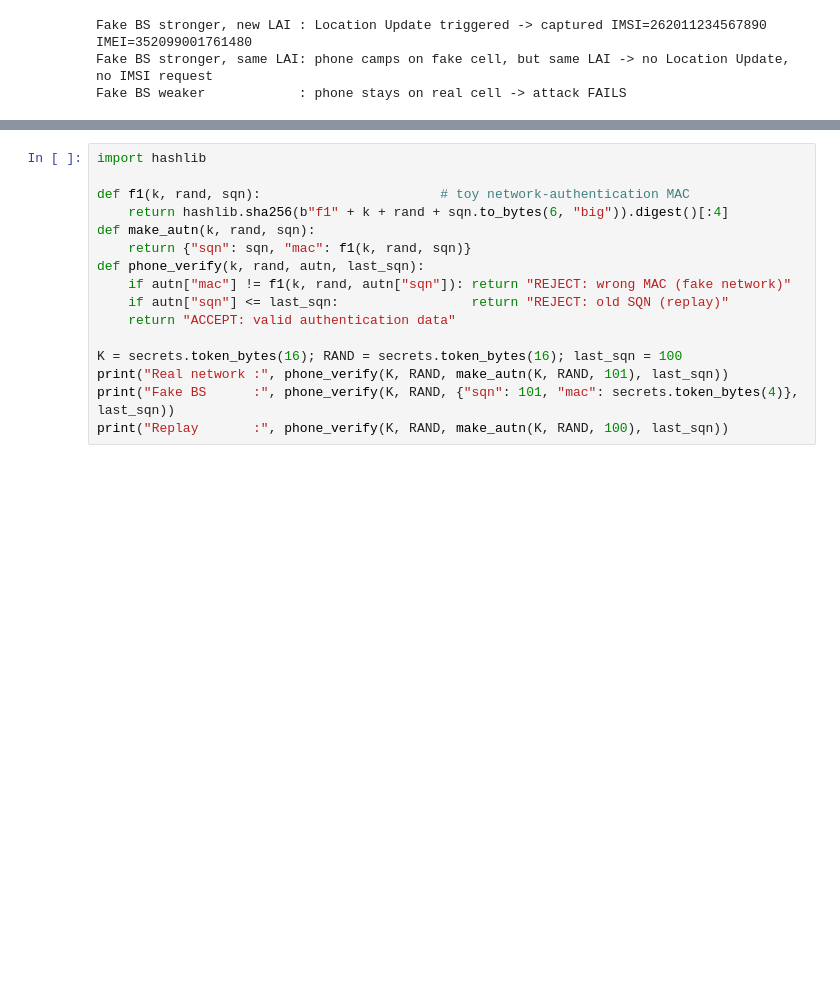
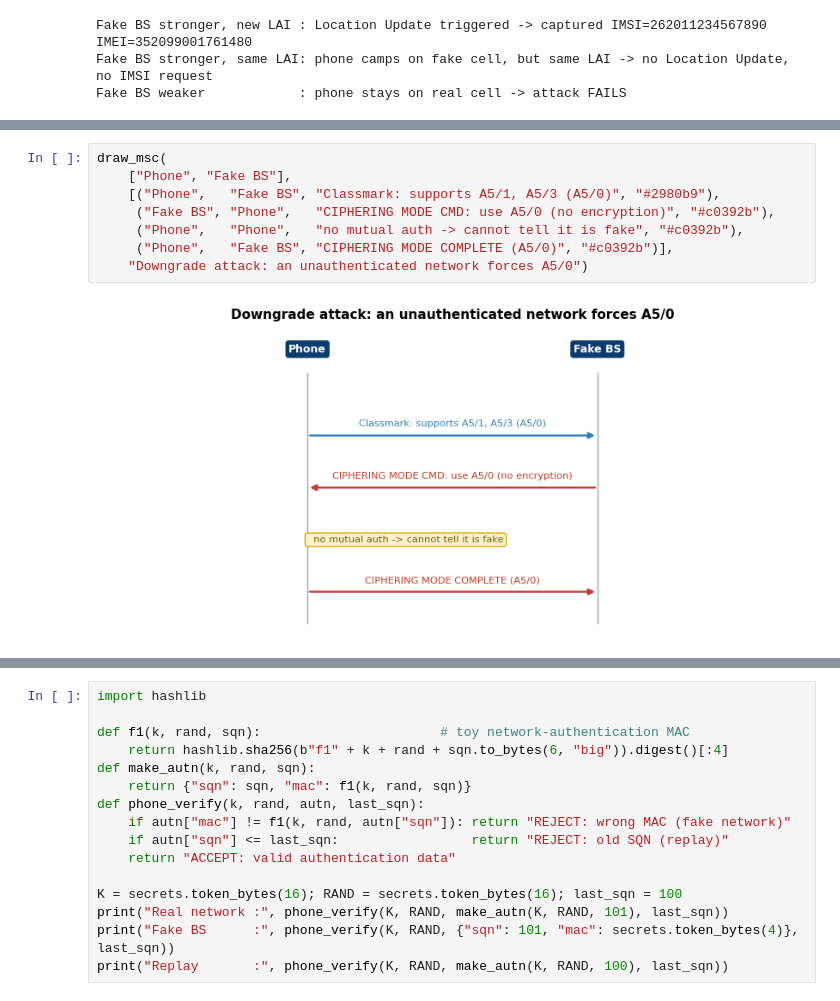
Before and after one commit to elifdiltemiz/MSsecurity, a Jupyter notebook: GSM/Notebook2.ipynb, the cells around one changed output, grey strips where cells are left out. Drawn from its saved outputs; the diff is of its cells as text; blank space fills up the shorter version.

```diff
--- a/GSM/Notebook2.ipynb
+++ b/GSM/Notebook2.ipynb
@@ -636,0 +568,10 @@ Fake BS weaker            : phone stays on real cell -> attack FAILS
+# %%
+draw_msc(
+    ["Phone", "Fake BS"],
+    [("Phone",   "Fake BS", "Classmark: supports A5/1, A5/3 (A5/0)", "#2980b9"),
+     ("Fake BS", "Phone",   "CIPHERING MODE CMD: use A5/0 (no encryption)", "#c0392b"),
+     ("Phone",   "Phone",   "no mutual auth -> cannot tell it is fake", "#c0392b"),
+     ("Phone",   "Fake BS", "CIPHERING MODE COMPLETE (A5/0)", "#c0392b")],
+    "Downgrade attack: an unauthenticated network forces A5/0")
+# %% [output]
+[figure, new version]
```
Also changed, not shown: parts of 25 cells of this notebook, 1 other file.
